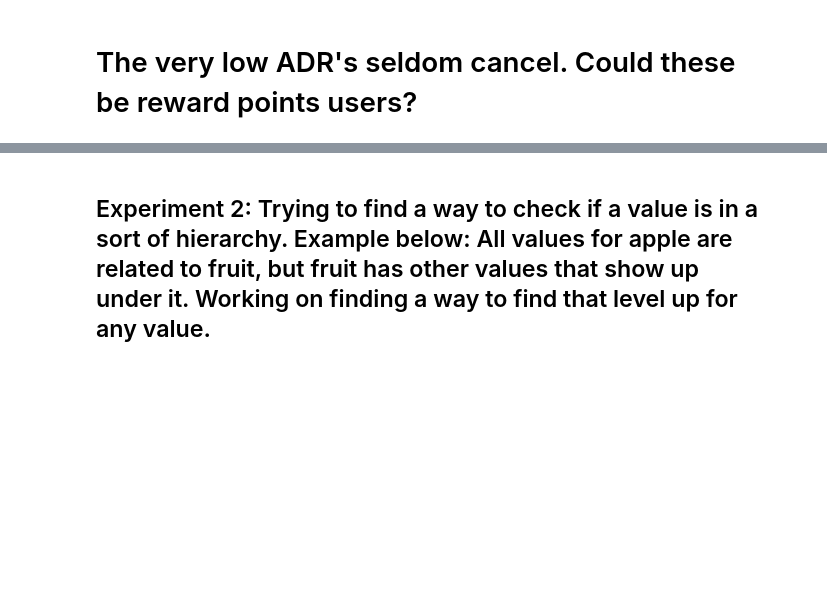
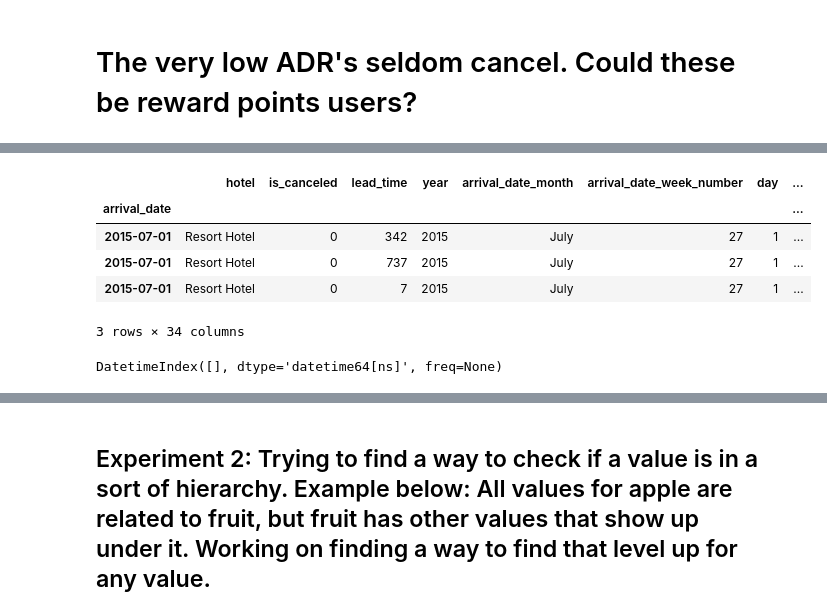
Before and after one commit to josephburton06/Hotel-Bookings, a Jupyter notebook: hotel_bookings.ipynb, the cells around one changed output, grey strips where cells are left out. Saved outputs shown, nothing was run; the diff lists cells and outputs as text; code cells hidden in the pictures; blank space fills up the shorter version.

```diff
--- a/hotel_bookings.ipynb
+++ b/hotel_bookings.ipynb
@@ -437,0 +461,4 @@ pd.crosstab(df['adr_bin'][df['adr'] > 25], df['is_canceled'][df['adr'] > 25]).pl
+# %%
+d = {'January':1, 'February':2, 'March':3, 'April':4, 'May':5, 'June':6, 'July':7, 'August':8, 'September':9, 'October':10, 'November':11, 'December':12}
+df['month'] = df.arrival_date_month.map(d)
+df.head(3)
@@ -437,0 +471,4 @@ pd.crosstab(df['adr_bin'][df['adr'] > 25], df['is_canceled'][df['adr'] > 25]).pl
+# %%
+df.rename(columns={'arrival_date_year': 'year', 'arrival_date_day_of_month': 'day'}, inplace=True)
+df['arrival_date'] = pd.to_datetime(df[['year', 'month' , 'day']])
+df.dtypes
@@ -437,0 +493,15 @@ pd.crosstab(df['adr_bin'][df['adr'] > 25], df['is_canceled'][df['adr'] > 25]).pl
+# %%
+df = df.set_index('arrival_date')
+df.head(3)
+# %% [output]
+|  | hotel | is_canceled | lead_time | year | arrival_date_month | arrival_date_week_number | day | ... |
+| arrival_date |  |  |  |  |  |  |  | ... |
+| 2015-07-01 | Resort Hotel | 0 | 342 | 2015 | July | 27 | 1 | ... |
+| 2015-07-01 | Resort Hotel | 0 | 737 | 2015 | July | 27 | 1 | ... |
+| 2015-07-01 | Resort Hotel | 0 | 7 | 2015 | July | 27 | 1 | ... |
+3 rows × 34 columns
+# %%
+# Checking for missing dates in index
+pd.date_range(start= df.index[0], end= df.index[-1]).difference(df.index)
+# %% [output]
+DatetimeIndex([], dtype='datetime64[ns]', freq=None)
```
Also changed, not shown: parts of 16 cells of this notebook.
